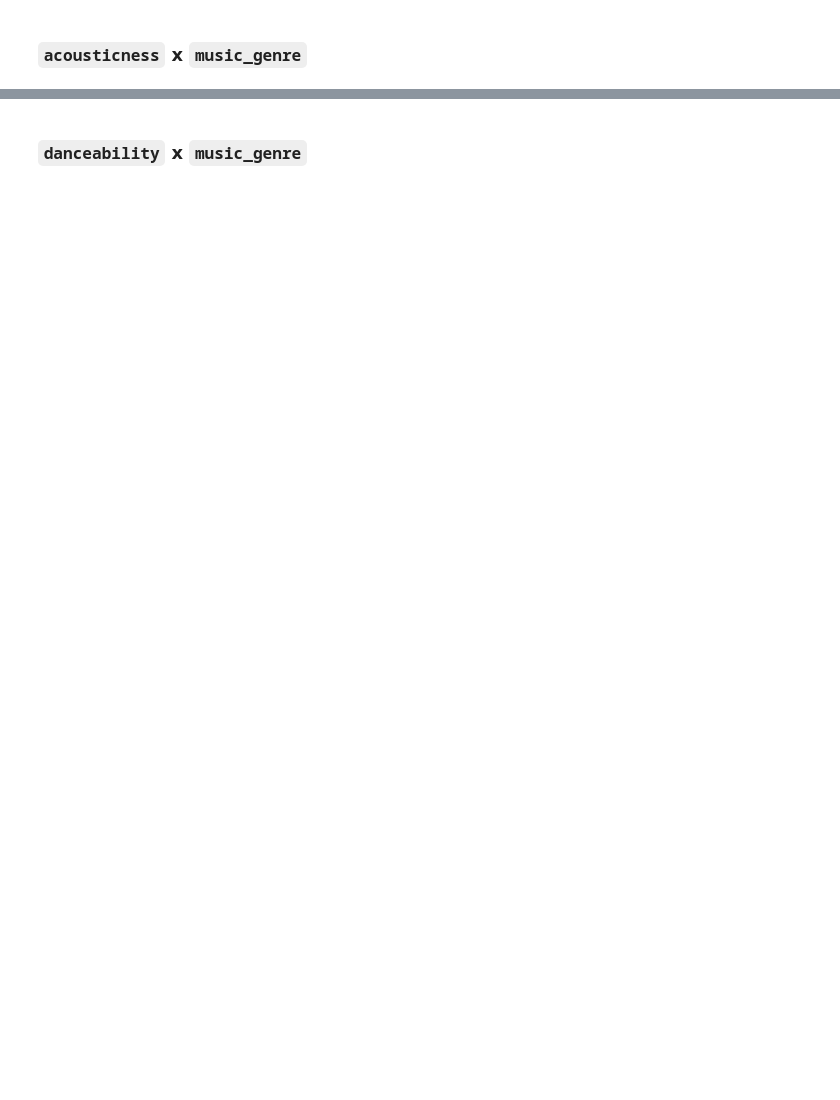
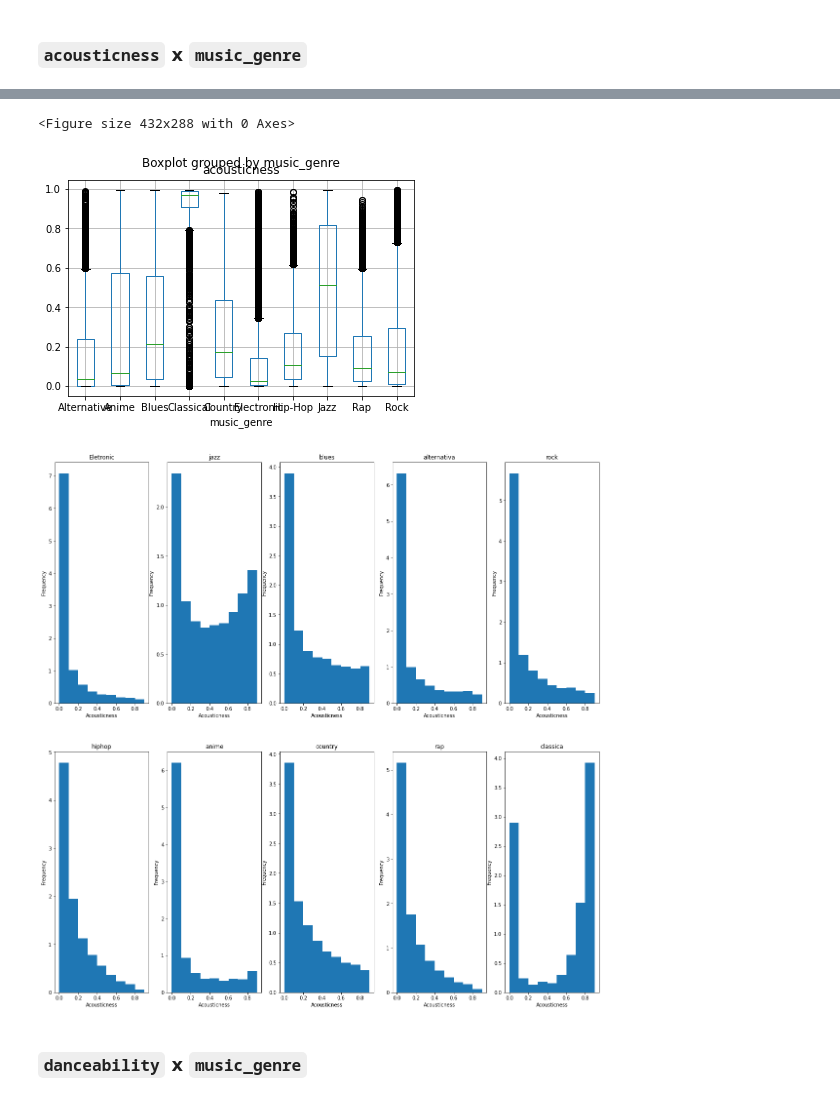
Before and after one commit to Gabriela321733/Projeto_2_Cdados, a Jupyter notebook: dados.ipynb, the cells around one changed output, grey strips where cells are left out. Saved outputs shown, nothing was run; the diff lists cells and outputs as text; code cells hidden in the pictures; blank space fills up the shorter version.

```diff
--- a/dados.ipynb
+++ b/dados.ipynb
@@ -107,2 +166,76 @@ plt.show()
+# %%
+plt.figure()
+boxplot = df.boxplot(column='acousticness', by='music_genre')
+# plot a histogram of the acousticness and aply the density function and label the axis
+plt.figure(figsize=(20,20))
+plt.subplot(2,5,1)
+faixa = np.arange(0, 1, 0.1)
+plt.hist(eletronic['acousticness'],bins= faixa, density=True, label='acousticness')
+plt.xlabel('Acousticness')
+plt.ylabel('Frequency')
+plt.title('Eletronic')
+plt.subplot(2,5,2)
+faixa = np.arange(0, 1, 0.1)
+plt.hist(jazz['acousticness'],bins= faixa, density=True, label='acousticness')
+plt.xlabel('Acousticness')
+plt.ylabel('Frequency')
+plt.title('jazz')
+plt.subplot(2,5,3)
+faixa = np.arange(0, 1, 0.1)
+plt.hist(Blues['acousticness'],bins= faixa, density=True, label='acousticness')
+plt.xlabel('Acousticness')
+plt.ylabel('Frequency')
+plt.title('blues')
+plt.subplot(2,5,4)
+faixa = np.arange(0, 1, 0.1)
+plt.hist(Alternative['acousticness'],bins= faixa, density=True, label='acousticness')
+plt.xlabel('Acousticness')
+plt.ylabel('Frequency')
+plt.title('alternativa')
+plt.subplot(2,5,5)
+faixa = np.arange(0, 1, 0.1)
+plt.hist(rock['acousticness'],bins= faixa, density=True, label='acousticness')
+plt.xlabel('Acousticness')
+plt.ylabel('Frequency')
+plt.title('rock')
+plt.subplot(2,5,6)
+faixa = np.arange(0, 1, 0.1)
+plt.hist(hiphop['acousticness'],bins= faixa, density=True, label='acousticness')
+plt.xlabel('Acousticness')
+plt.ylabel('Frequency')
+plt.title('hiphop')
+plt.subplot(2,5,7)
+faixa = np.arange(0, 1, 0.1)
+plt.hist(anime['acousticness'],bins= faixa, density=True, label='acousticness')
+plt.xlabel('Acousticness')
+plt.ylabel('Frequency')
+plt.title('anime')
+plt.subplot(2,5,8)
+faixa = np.arange(0, 1, 0.1)
+plt.hist(country['acousticness'],bins= faixa, density=True, label='acousticness')
+plt.xlabel('Acousticness')
+plt.ylabel('Frequency')
+plt.title('country')
+plt.subplot(2,5,9)
+faixa = np.arange(0, 1, 0.1)
+plt.hist(rap['acousticness'],bins= faixa, density=True, label='acousticness')
+plt.xlabel('Acousticness')
+plt.ylabel('Frequency')
+plt.title('rap')
+plt.subplot(2,5,10)
+faixa = np.arange(0, 1, 0.1)
+plt.hist(classica['acousticness'],bins= faixa, density=True, label='acousticness')
+plt.xlabel('Acousticness')
+plt.ylabel('Frequency')
+plt.title('classica')
+
+
+
+
+plt.show()
+# %% [output]
+<Figure size 432x288 with 0 Axes>
+[figure, added]
+[figure, added]
 # %% [markdown]
 ### `danceability` x `music_genre`
```
Also changed, not shown: parts of 21 cells of this notebook.
